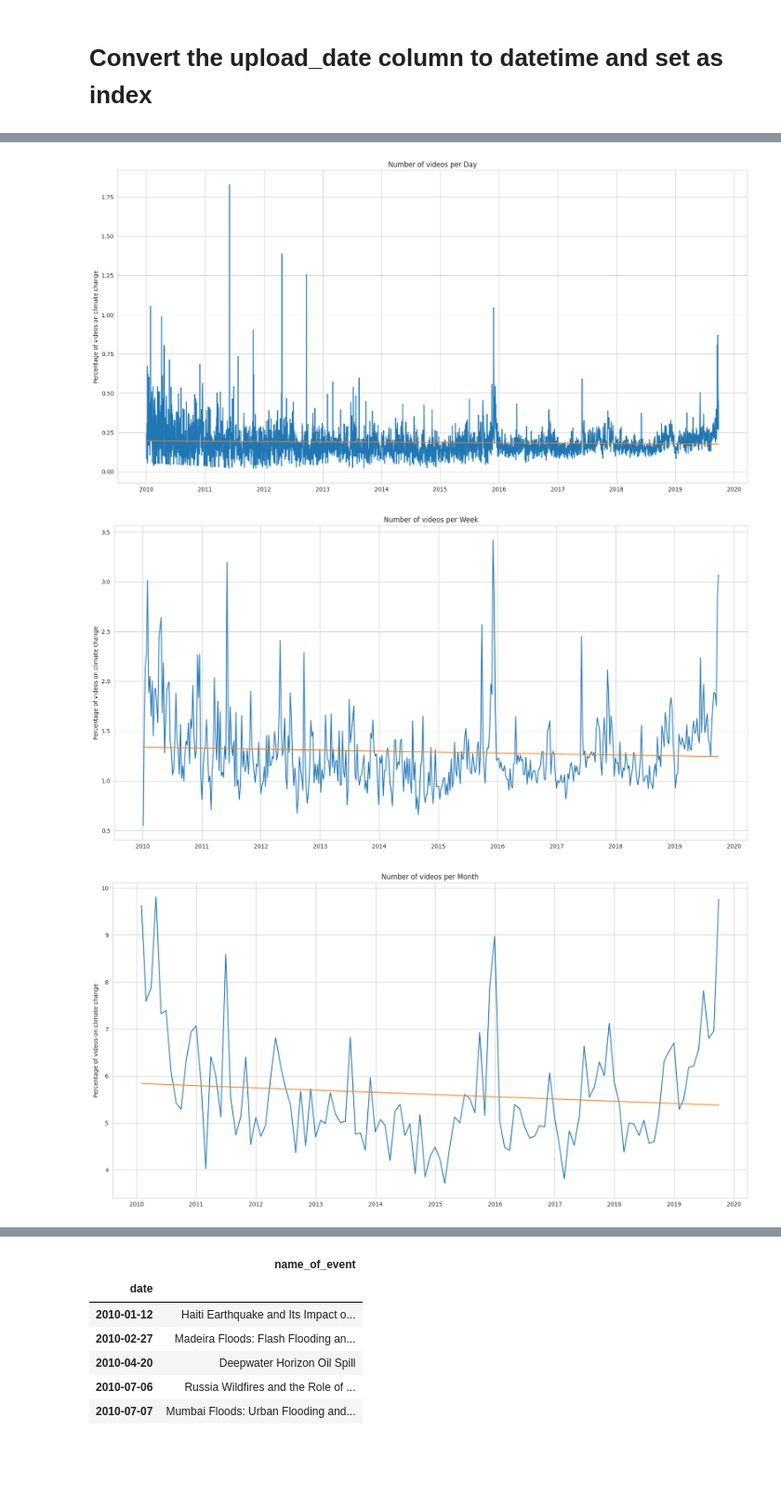
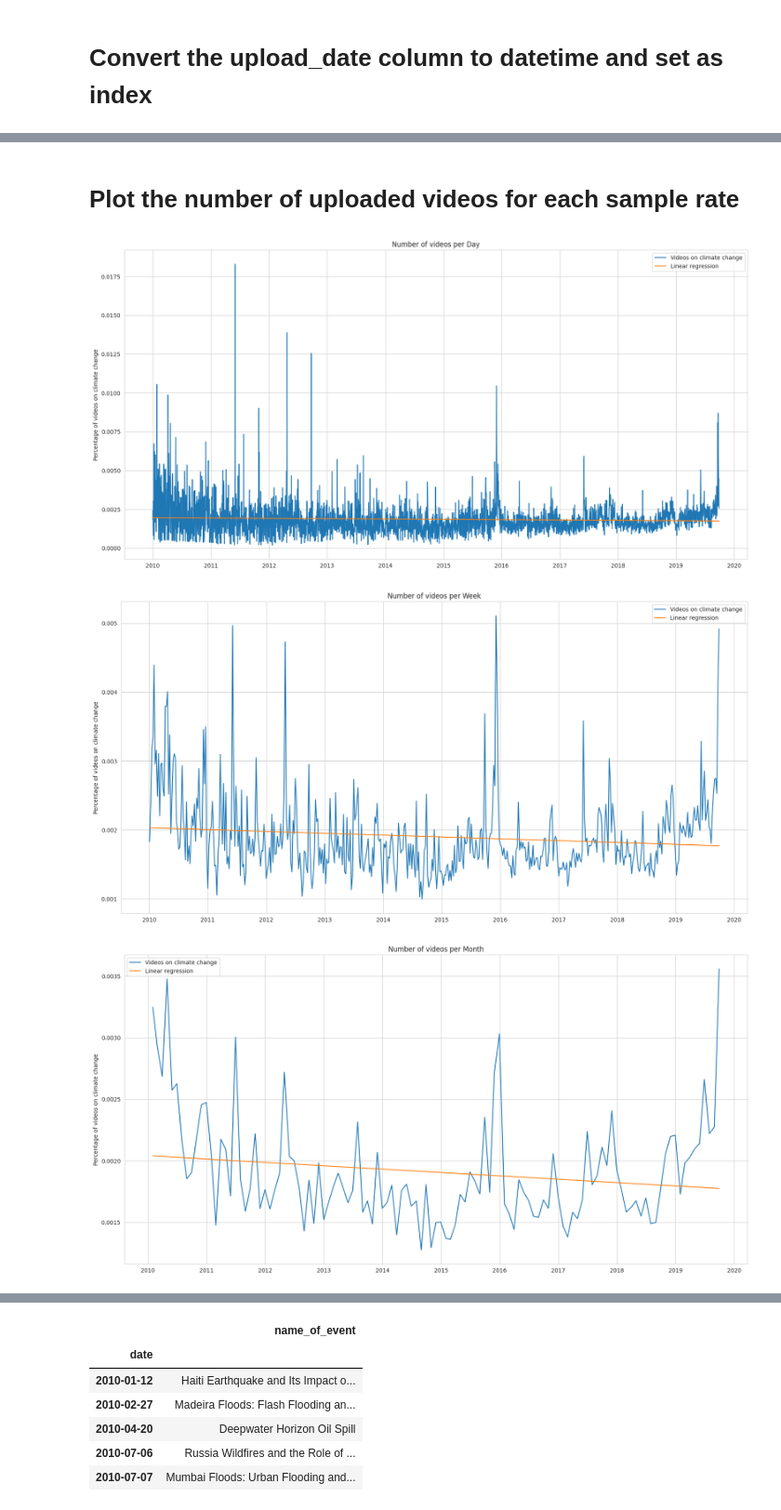
Before and after one commit to agatha-duzan/ada-2023-project-fadamily, a Jupyter notebook: final.ipynb, the cells around one changed output, grey strips where cells are left out. Shown at 93% size. Cells and saved outputs as stored; diff of their text form; code cells hidden in the pictures; blank space fills up the shorter version.

```diff
--- a/final.ipynb
+++ b/final.ipynb
@@ -239,4 +169 @@ import json
-# %%
-file_path = "data/climate_videos_new.jsonl"
-climate_videos_df = pd.read_json(file_path, lines=True)
 # %%
@@ -334,4 +235,5 @@ data_count[['count', 'count_mavg']].plot(figsize=(20, 10))
 # %%
-# Keep the data before the croll date
-data_count = data_count['2010':'2019-09-28']
-data = data['2010':'2019-09-28']
+start_date = '2010'
+crawl_date = pd.to_datetime(videos['crawl_date'].min()).date() - pd.Timedelta(days=30)
+data_count = video_count[start_date:crawl_date]
+videos = videos[start_date:crawl_date]
@@ -349,36 +242,36 @@ count_per_day.dropna(inplace=True)
+# %%
+count_per_day = videos.groupby(videos.index)['view_count'].count()
+
+ratio_per_day = count_per_day / data_count['count']
+ratio_per_week = count_per_day.resample('W').sum() / data_count['count'].resample('W').sum()
+ratio_per_month = count_per_day.resample('M').sum() / data_count['count'].resample('M').sum()
+
+ratio_per_day.dropna(inplace=True)
+ratio_per_week.dropna(inplace=True)
+ratio_per_month.dropna(inplace=True)
+ratios = [ratio_per_day, ratio_per_week, ratio_per_month]
+# %% [markdown]
+# Plot the number of uploaded videos for each sample rate
 # %%
-# Create count per month and count per week
-count_per_month = count_per_day.resample('M').sum()
-count_per_week = count_per_day.resample('W').sum()
-
-
-# Aggregate the views and counts per day, week and month
-sample_rate = ['Day', 'Week', 'Month']
-counts = [count_per_day, count_per_week, count_per_month]
-
-def plot_linear_fit(series: pd.Series):
+def get_linear_fit(series: pd.Series) -> np.ndarray:
     x = np.arange(len(series))
     y = series.values.tolist()
-
-    # Perform linear regression (degree-1 polynomial)
     coefficients = np.polyfit(x, y, 1)
     linear_fit = np.poly1d(coefficients)
-
-    # Generate points for the fitted line
     x_fit = np.linspace(x.min(), x.max(), len(series))
     y_fit = linear_fit(x_fit)
     return y_fit
 
-# Plot the counts and views for each sample rate
+sample_rate = ['Day', 'Week', 'Month']
 for i in range(3):
     fig, ax = plt.subplots(1, 1, figsize=(20, 10))
-    ax.plot(counts[i].index, counts[i].values)
-    y_fit = plot_linear_fit(counts[i])
-    ax.plot(counts[i].index, y_fit)
+    ax.plot(ratios[i].index, ratios[i].values, label='Videos on climate change')
+    ax.plot(ratios[i].index, get_linear_fit(ratios[i]), label='Linear regression')
     ax.set_title(f'Number of videos per {sample_rate[i]}')
     ax.set_ylabel('Percentage of videos on climate change')
+    plt.legend()
     plt.show()
 # %% [output]
-[figure, old version]
+[figure, new version]
-[figure, old version]
+[figure, new version]
-[figure, old version]
+[figure, new version]
```
Also changed, not shown: parts of 31 cells of this notebook.
